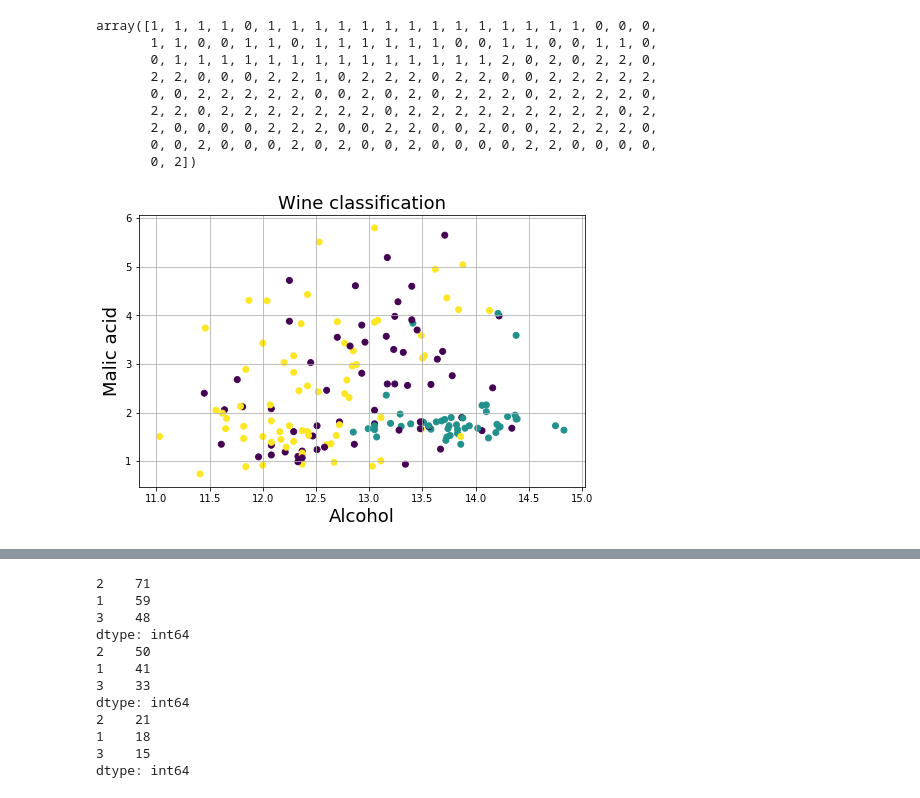
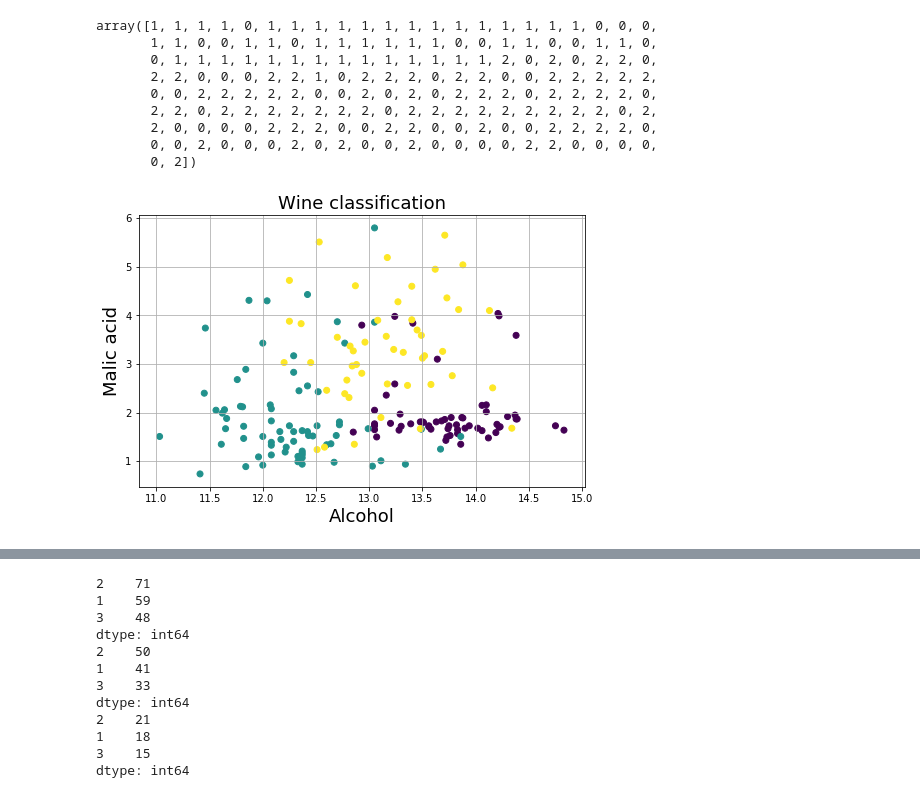
Before and after one commit to itsdaveba/ce888labs, a Jupyter notebook: labs/lab6/data_exploration.ipynb, the cells around one changed output, grey strips where cells are left out. Cells and saved outputs as stored; diff of their text form; code cells hidden in the pictures.

```diff
--- a/labs/lab6/data_exploration.ipynb
+++ b/labs/lab6/data_exploration.ipynb
@@ -354,13 +354,13 @@ array([1, 1, 1, 1, 0, 1, 1, 1, 1, 1, 1, 1, 1, 1, 1, 1, 1, 1, 1, 0, 0, 0,
 # %%
 # Task 3
 # Scatter plot data into 3 classes based on True Labaels and plot with legends. Hint: use any two variables
 plt.figure(figsize=(8,5))
 plt.title("Wine classification", fontsize=18)
 plt.grid(True)
-plt.scatter(df_wine['Alcohol'],df_wine['Malic acid'],c=km.labels_)
+plt.scatter(df_wine['Alcohol'],df_wine['Malic acid'],c=df_wine['Class label'])
 plt.xlabel('Alcohol', fontsize=18)
 plt.ylabel('Malic acid', fontsize=18)
 plt.savefig('./CLUSTER_WINES.png', dpi=300)
 plt.show()
 # %% [output]
-[figure, old version]
+[figure, new version]
```
Also changed, not shown: parts of 23 cells of this notebook, 14 other files.
